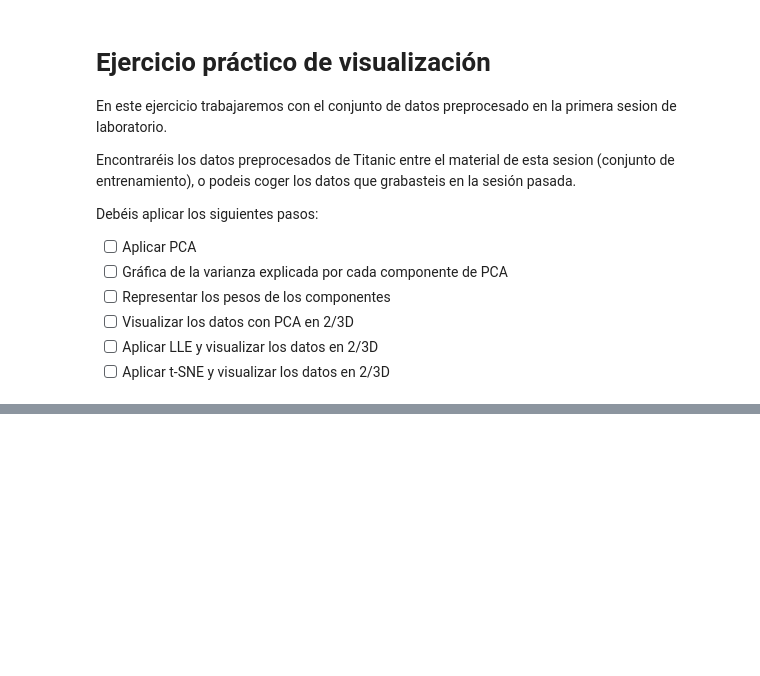
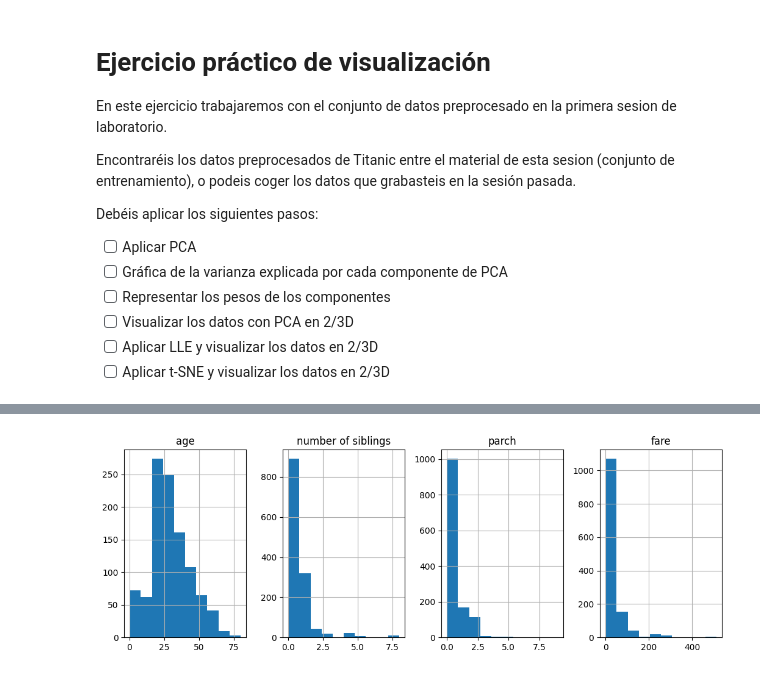
Before and after one commit to NicoRuedaA/dimensionality-reduction-lab, a Jupyter notebook: LAB2_ejercicio.ipynb, the cells around one changed output, grey strips where cells are left out. Drawn from its saved outputs; the diff is of its cells as text; code cells hidden in the pictures; blank space fills up the shorter version.

```diff
--- a/LAB2_ejercicio.ipynb
+++ b/LAB2_ejercicio.ipynb
@@ -49,0 +190,5 @@ Debéis aplicar los siguientes pasos:
+# %%
+titanic_data[data_columns].hist(figsize=(16,4), layout=(1,5));
+#representación simple de los números
+# %% [output]
+[figure, added]
```
Also changed, not shown: parts of 18 cells of this notebook.
